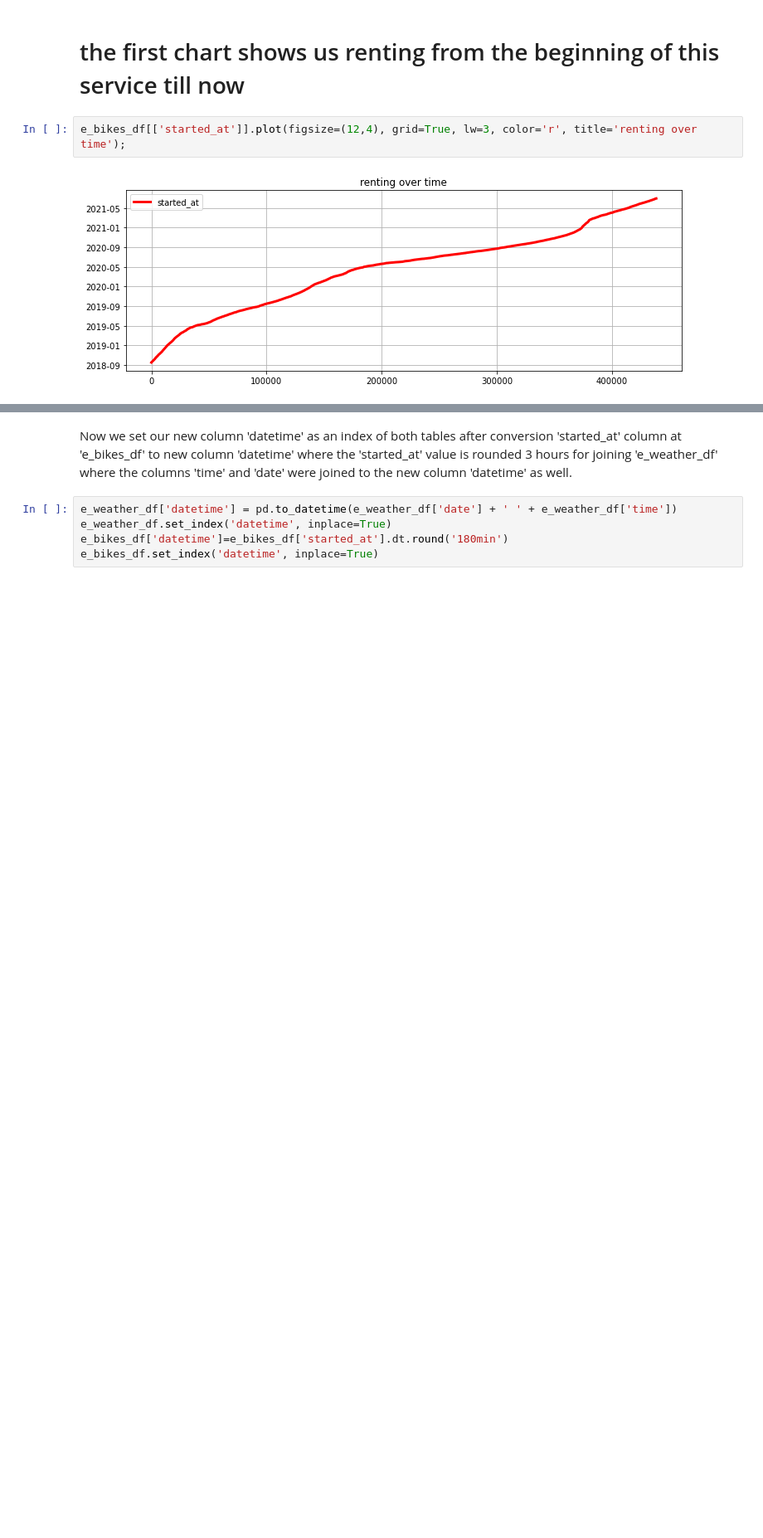
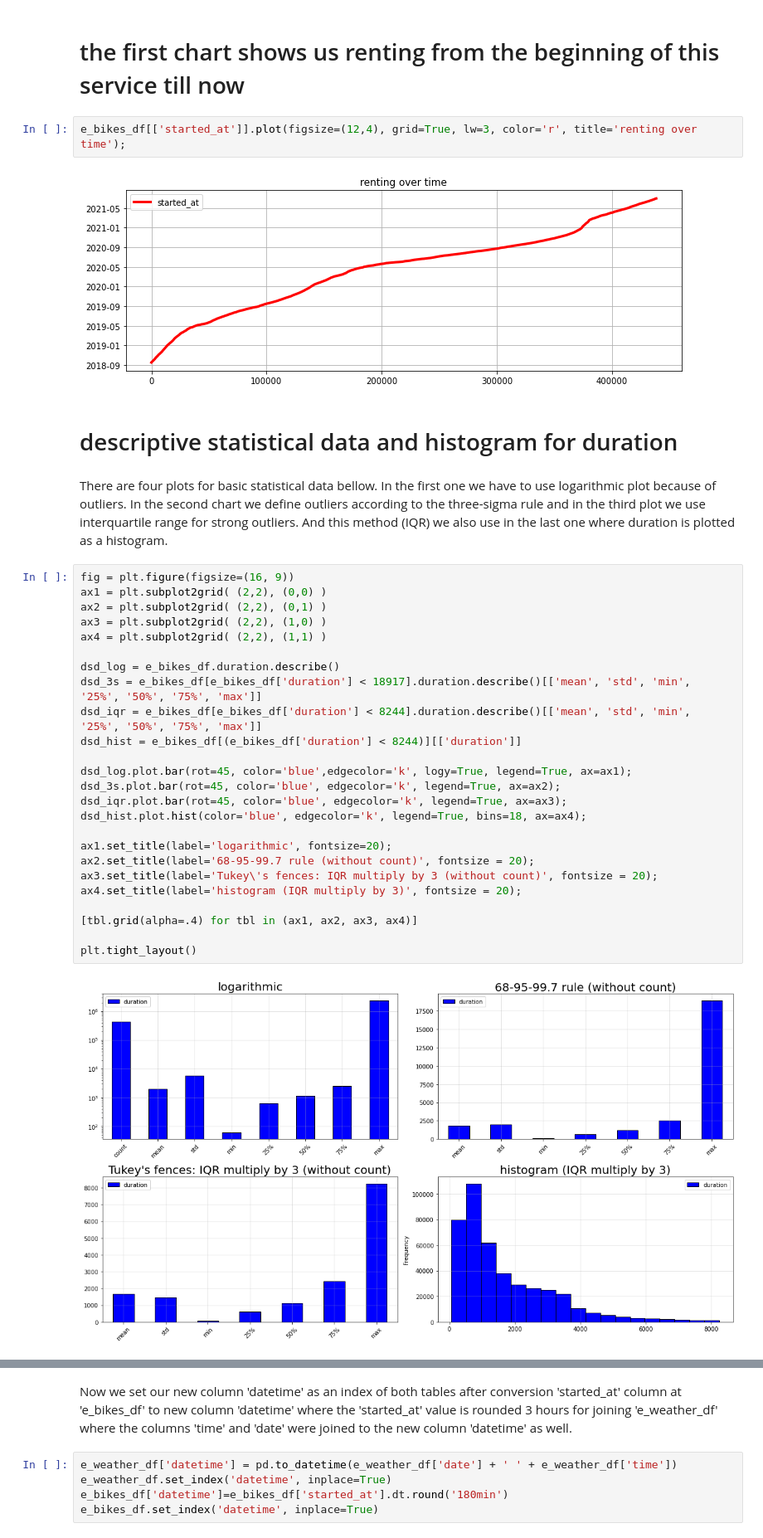
Before and after one commit to carlos108108/Just_Eat_Cycles_project, a Jupyter notebook: Edinburgh.ipynb, the cells around one changed output, grey strips where cells are left out. Shown at 83% size. Drawn from its saved outputs; the diff is of its cells as text; blank space fills up the shorter version.

```diff
--- a/Edinburgh.ipynb
+++ b/Edinburgh.ipynb
@@ -107,3 +107,34 @@ e_bikes_df['ended_at'] = pd.to_datetime(e_bikes_df['ended_at'])
 e_bikes_df[['started_at']].plot(figsize=(12,4), grid=True, lw=3, color='r', title='renting over time');
 # %% [output]
 [figure]
+# %% [markdown]
+# descriptive statistical data and histogram for duration
+# %% [markdown]
+There are four plots for basic statistical data bellow. In the first one we have to use logarithmic plot because of outliers. In the second chart we define outliers according to the three-sigma rule and in the third plot we use interquartile range for strong outliers. And this method (IQR) we also use in the last one where duration is plotted as a histogram.
+# %%
+fig = plt.figure(figsize=(16, 9))
+ax1 = plt.subplot2grid( (2,2), (0,0) )
+ax2 = plt.subplot2grid( (2,2), (0,1) )
+ax3 = plt.subplot2grid( (2,2), (1,0) )
+ax4 = plt.subplot2grid( (2,2), (1,1) )
+
+dsd_log = e_bikes_df.duration.describe()
+dsd_3s = e_bikes_df[e_bikes_df['duration'] < 18917].duration.describe()[['mean', 'std', 'min', '25%', '50%', '75%', 'max']]
+dsd_iqr = e_bikes_df[e_bikes_df['duration'] < 8244].duration.describe()[['mean', 'std', 'min', '25%', '50%', '75%', 'max']]
+dsd_hist = e_bikes_df[(e_bikes_df['duration'] < 8244)][['duration']]
+
+dsd_log.plot.bar(rot=45, color='blue',edgecolor='k', logy=True, legend=True, ax=ax1);
+dsd_3s.plot.bar(rot=45, color='blue', edgecolor='k', legend=True, ax=ax2);
+dsd_iqr.plot.bar(rot=45, color='blue', edgecolor='k', legend=True, ax=ax3);
+dsd_hist.plot.hist(color='blue', edgecolor='k', legend=True, bins=18, ax=ax4);
+
+ax1.set_title(label='logarithmic', fontsize=20);
+ax2.set_title(label='68-95-99.7 rule (without count)', fontsize = 20);
+ax3.set_title(label='Tukey\'s fences: IQR multiply by 3 (without count)', fontsize = 20);
+ax4.set_title(label='histogram (IQR multiply by 3)', fontsize = 20);
+
+[tbl.grid(alpha=.4) for tbl in (ax1, ax2, ax3, ax4)]
+
+plt.tight_layout()
+# %% [output]
+[figure, added]
```
Also changed, not shown: parts of 15 cells of this notebook.
